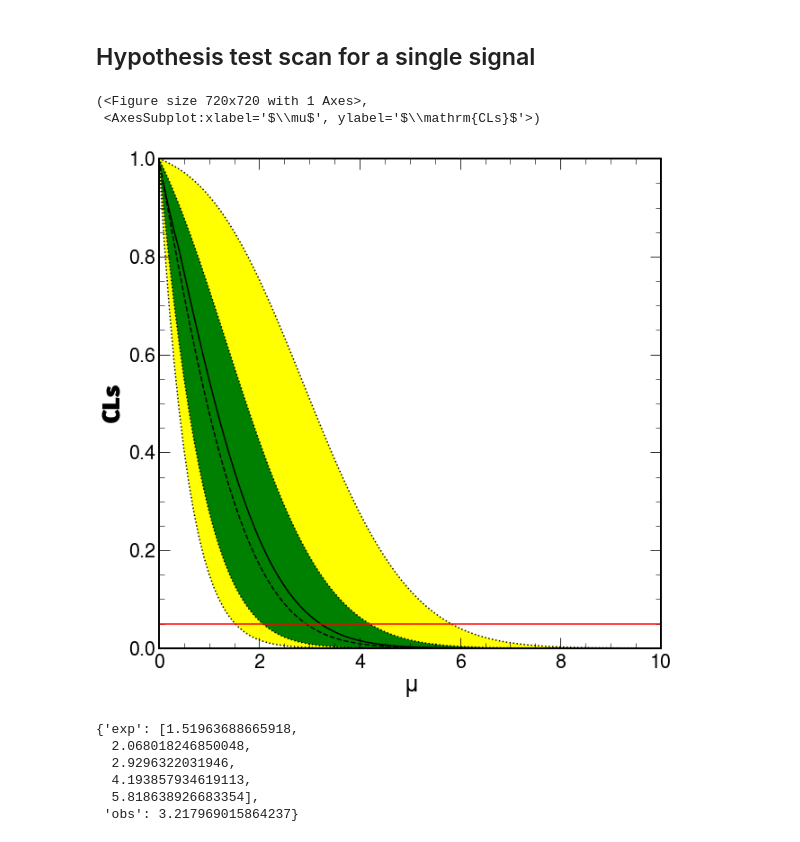
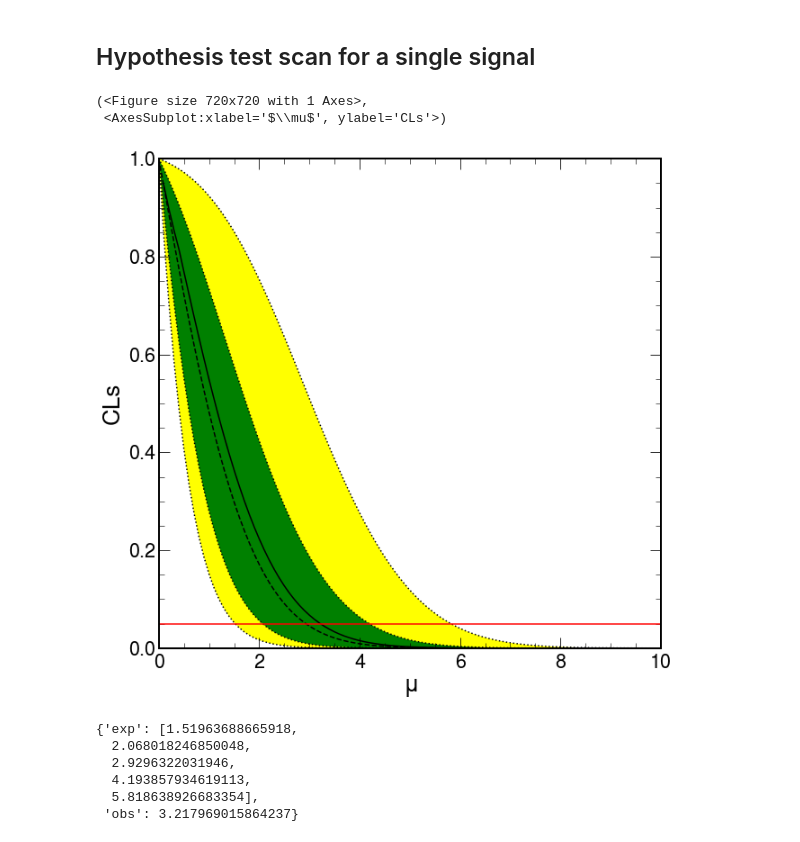
Before and after one commit to rreece/statistics-notebooks, a Jupyter notebook: notebooks/pyhf-hello-world.ipynb, the cells around one changed output. Saved outputs shown, nothing was run; the diff lists cells and outputs as text; code cells hidden in the pictures.

```diff
--- a/notebooks/pyhf-hello-world.ipynb
+++ b/notebooks/pyhf-hello-world.ipynb
@@ -145,15 +145,15 @@ cls_exp = [np.array([test[1][i] for test in hypo_tests]).flatten() for i in rang
 # %%
 hep.plot.brazil(x=test_mus, exp=cls_exp, obs=cls_obs,
                 xlabel=r'$\mu$',
-                ylabel=r'$\mathrm{CLs}$',
+                ylabel=r'CLs',
                 xlim=mu_bounds,
                 ylim=(0.0, 1.0),
                 yline=test_size,
                 )
 # %% [output]
 (<Figure size 720x720 with 1 Axes>,
- <AxesSubplot:xlabel='$\\mu$', ylabel='$\\mathrm{CLs}$'>)
+ <AxesSubplot:xlabel='$\\mu$', ylabel='CLs'>)
-[figure, old version]
+[figure, new version]
 # %%
 hep.stats.invert_interval(hypo_tests, test_mus, test_size=test_size)
 # %% [output]
```
Also changed, not shown: parts of 11 cells of this notebook, 1 other file.
